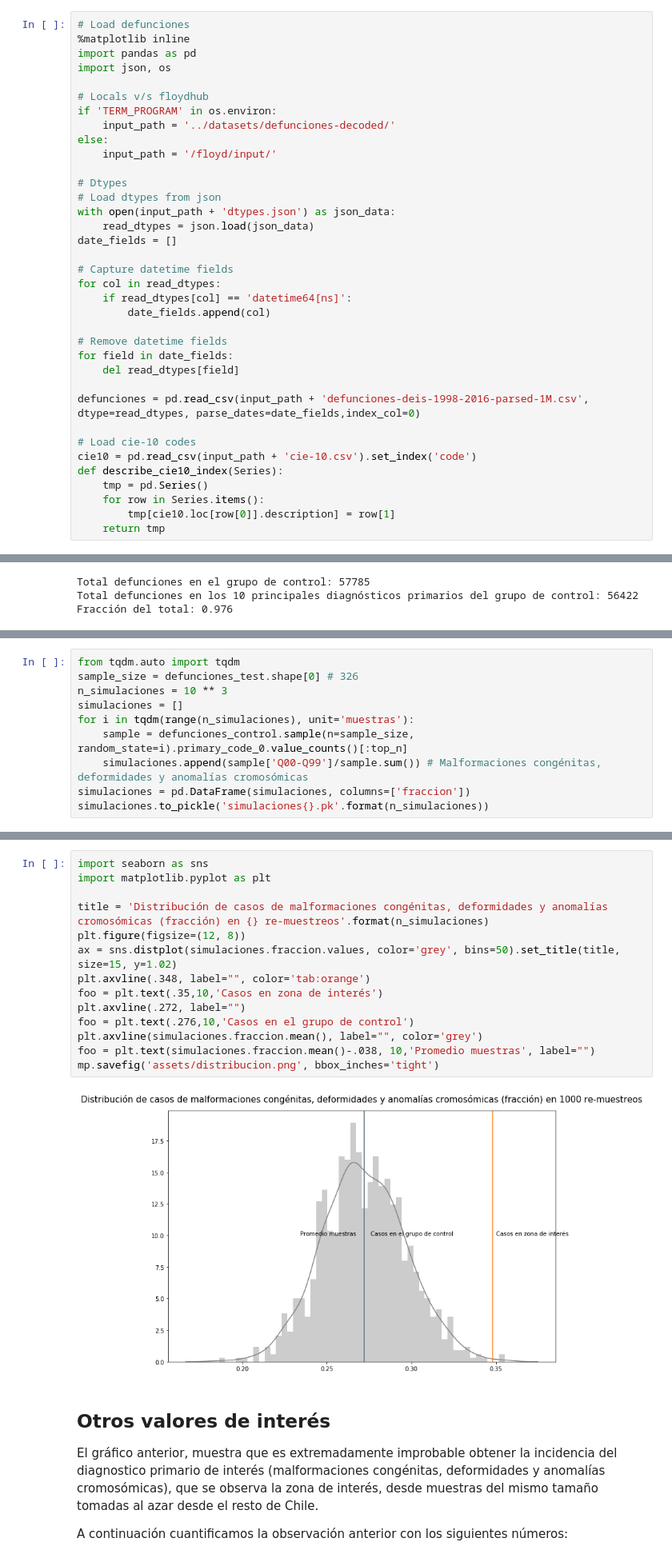
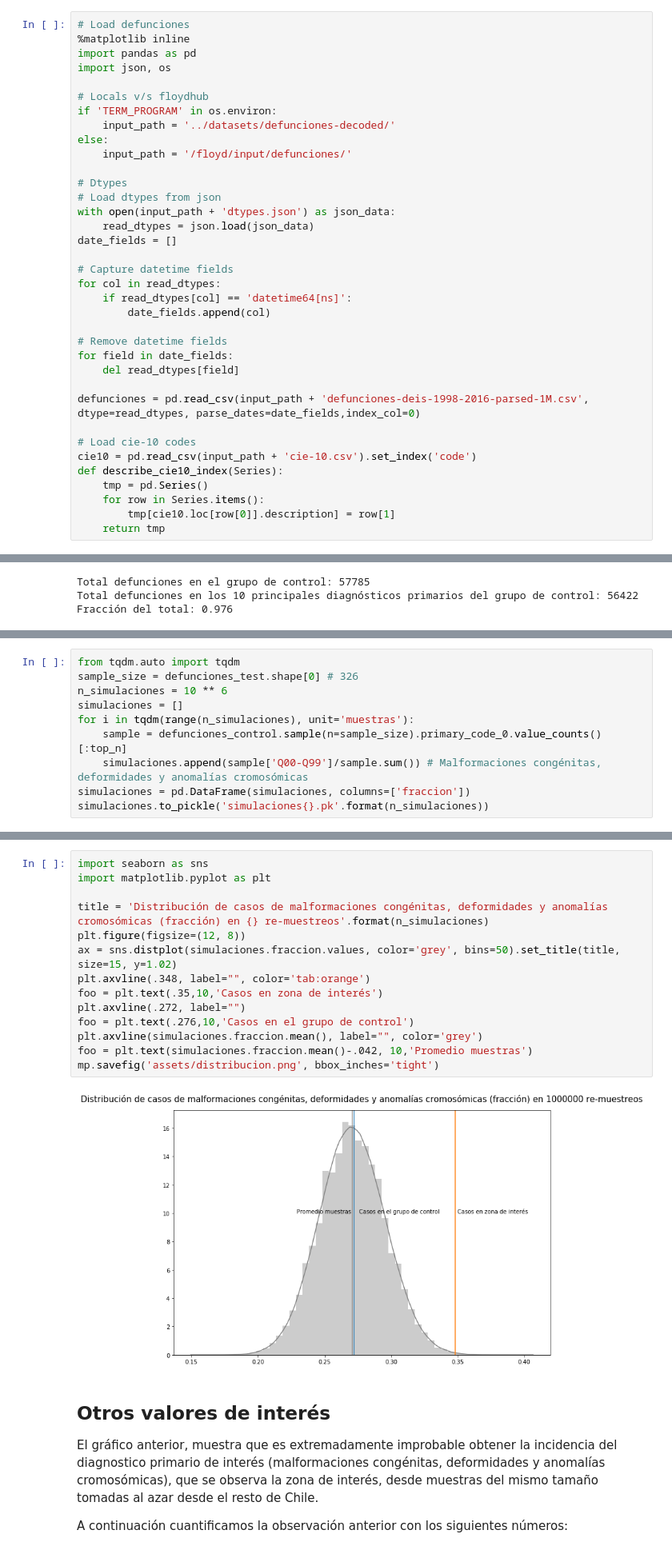
Before and after one commit to verasativa/zonacritica, a Jupyter notebook: readme.ipynb, the cells around one changed output, grey strips where cells are left out. Shown at 80% size. Saved outputs shown, nothing was run; the diff lists cells and outputs as text.

Commit message:
feat: variaciones en el p-value

```diff
--- a/readme.ipynb
+++ b/readme.ipynb
@@ -27,7 +27,7 @@ import json, os
 if 'TERM_PROGRAM' in os.environ:
     input_path = '../datasets/defunciones-decoded/'
 else:
-    input_path = '/floyd/input/'
+    input_path = '/floyd/input/defunciones/'
 
 # Dtypes
 # Load dtypes from json
@@ -146,10 +142,10 @@ __¿Qué tan probable es observar la incidencia (34.8%) que se da nuestro grupo
 # %%
 from tqdm.auto import tqdm
 sample_size = defunciones_test.shape[0] # 326
-n_simulaciones = 10 ** 3
+n_simulaciones = 10 ** 6
 simulaciones = []
 for i in tqdm(range(n_simulaciones), unit='muestras'):
-    sample = defunciones_control.sample(n=sample_size, random_state=i).primary_code_0.value_counts()[:top_n]
+    sample = defunciones_control.sample(n=sample_size).primary_code_0.value_counts()[:top_n]
     simulaciones.append(sample['Q00-Q99']/sample.sum()) # Malformaciones congénitas, deformidades y anomalías cromosómicas
 simulaciones = pd.DataFrame(simulaciones, columns=['fraccion'])
 simulaciones.to_pickle('simulaciones{}.pk'.format(n_simulaciones))
@@ -177,19 +154,19 @@ p_values.plot
 # %%
 import seaborn as sns
 import matplotlib.pyplot as plt
 
 title = 'Distribución de casos de malformaciones congénitas, deformidades y anomalías cromosómicas (fracción) en {} re-muestreos'.format(n_simulaciones)
 plt.figure(figsize=(12, 8))
 ax = sns.distplot(simulaciones.fraccion.values, color='grey', bins=50).set_title(title, size=15, y=1.02)
 plt.axvline(.348, label="", color='tab:orange')
 foo = plt.text(.35,10,'Casos en zona de interés')
 plt.axvline(.272, label="")
 foo = plt.text(.276,10,'Casos en el grupo de control')
 plt.axvline(simulaciones.fraccion.mean(), label="", color='grey')
-foo = plt.text(simulaciones.fraccion.mean()-.038, 10,'Promedio muestras', label="")
+foo = plt.text(simulaciones.fraccion.mean()-.042, 10,'Promedio muestras')
 mp.savefig('assets/distribucion.png', bbox_inches='tight')
 # %% [output]
-[figure, old version]
+[figure, new version]
 # %% [markdown]
 ## Otros valores de interés
 El gráfico anterior, muestra que es extremadamente improbable obtener la incidencia del diagnostico primario de interés (malformaciones congénitas, deformidades y anomalías cromosómicas), que se observa la zona de interés, desde muestras del mismo tamaño tomadas al azar desde el resto de Chile.
```
Also changed, not shown: parts of 10 cells of this notebook, 4 other files.
